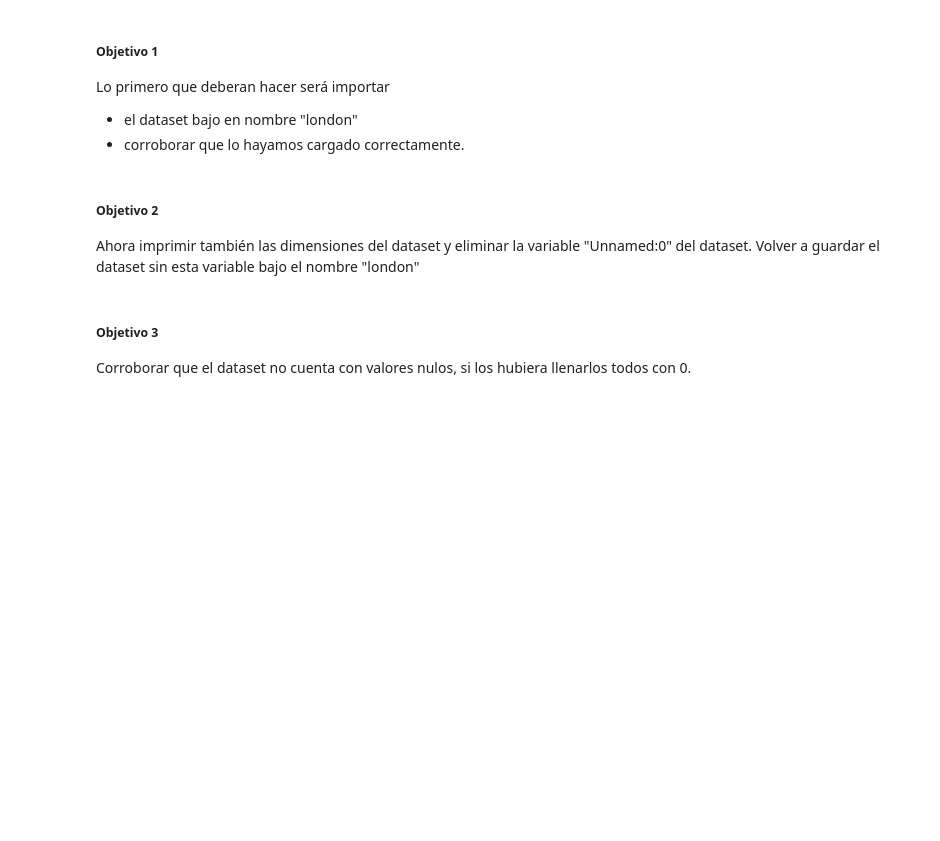
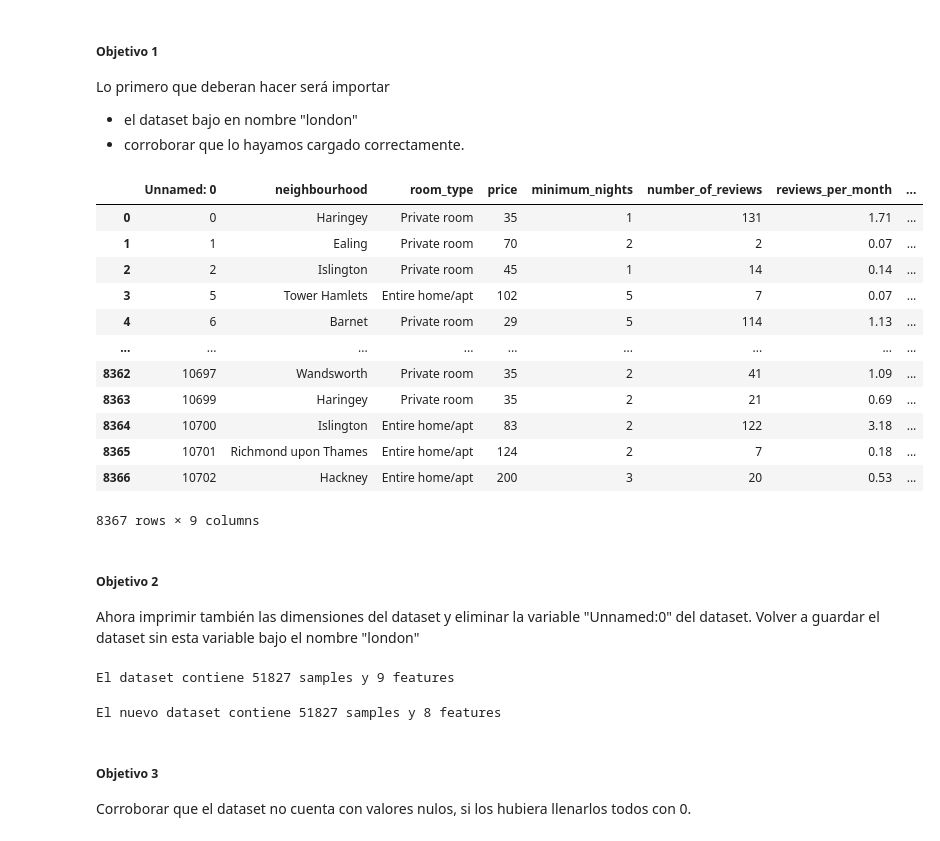
Before and after one commit to martinaiscar/data_science_utn_clusterai2022_middleprojects_aiscar, a Jupyter notebook: tp02/ClusterAI_TP2_Supervisado_martin_aiscar.ipynb, the cells around one changed output. Saved outputs shown, nothing was run; the diff lists cells and outputs as text; code cells hidden in the pictures; blank space fills up the shorter version.

```diff
--- a/tp02/ClusterAI_TP2_Supervisado_martin_aiscar.ipynb
+++ b/tp02/ClusterAI_TP2_Supervisado_martin_aiscar.ipynb
@@ -54,10 +58,46 @@ from sklearn.model_selection import GridSearchCV
 Lo primero que deberan hacer será importar
 - el dataset bajo en nombre "london"
 - corroborar que lo hayamos cargado correctamente.
+# %%
+#Se realiza la carga del data set
+
+hogares=pd.read_csv(r'C:\Users\marti\Data Science\tp02\TP2_airbnb_london.csv')
+
+#Se verifica que se haya cargado correctamente
+
+hogares.head(8367)
+# %% [output]
+|  | Unnamed: 0 | neighbourhood | room_type | price | minimum_nights | number_of_reviews | reviews_per_month | ... |
+| 0 | 0 | Haringey | Private room | 35 | 1 | 131 | 1.71 | ... |
+| 1 | 1 | Ealing | Private room | 70 | 2 | 2 | 0.07 | ... |
+| 2 | 2 | Islington | Private room | 45 | 1 | 14 | 0.14 | ... |
+| 3 | 5 | Tower Hamlets | Entire home/apt | 102 | 5 | 7 | 0.07 | ... |
+| 4 | 6 | Barnet | Private room | 29 | 5 | 114 | 1.13 | ... |
+| ... | ... | ... | ... | ... | ... | ... | ... | ... |
+| 8362 | 10697 | Wandsworth | Private room | 35 | 2 | 41 | 1.09 | ... |
+| 8363 | 10699 | Haringey | Private room | 35 | 2 | 21 | 0.69 | ... |
+| 8364 | 10700 | Islington | Entire home/apt | 83 | 2 | 122 | 3.18 | ... |
+| 8365 | 10701 | Richmond upon Thames | Entire home/apt | 124 | 2 | 7 | 0.18 | ... |
+| 8366 | 10702 | Hackney | Entire home/apt | 200 | 3 | 20 | 0.53 | ... |
+8367 rows × 9 columns
 # %% [markdown]
 ##### **Objetivo 2**
 Ahora imprimir también las dimensiones del dataset y eliminar la variable "Unnamed:0" del dataset.
 Volver a guardar el dataset sin esta variable bajo el nombre "london"
+# %%
+#Se presenta la dimensiones del dataset como información adicional para futuros pasos a realizar
+
+print('El dataset contiene '+str(hogares.shape[0])+' samples y '+str(hogares.shape[1])+' features')
+# %% [output]
+El dataset contiene 51827 samples y 9 features
+# %%
+#Se elimina la variable "Unnamed:0" y se guarda el dataset en la nueva variable "london"
+
+london=hogares.drop(hogares.columns[0],axis=1)
+
+print('El nuevo dataset contiene '+str(london.shape[0])+' samples y '+str(london.shape[1])+' features')
+# %% [output]
+El nuevo dataset contiene 51827 samples y 8 features
 # %% [markdown]
 ##### **Objetivo 3**
 Corroborar que el dataset no cuenta con valores nulos, si los hubiera llenarlos todos con 0.
```
Also changed, not shown: parts of 45 cells of this notebook.
